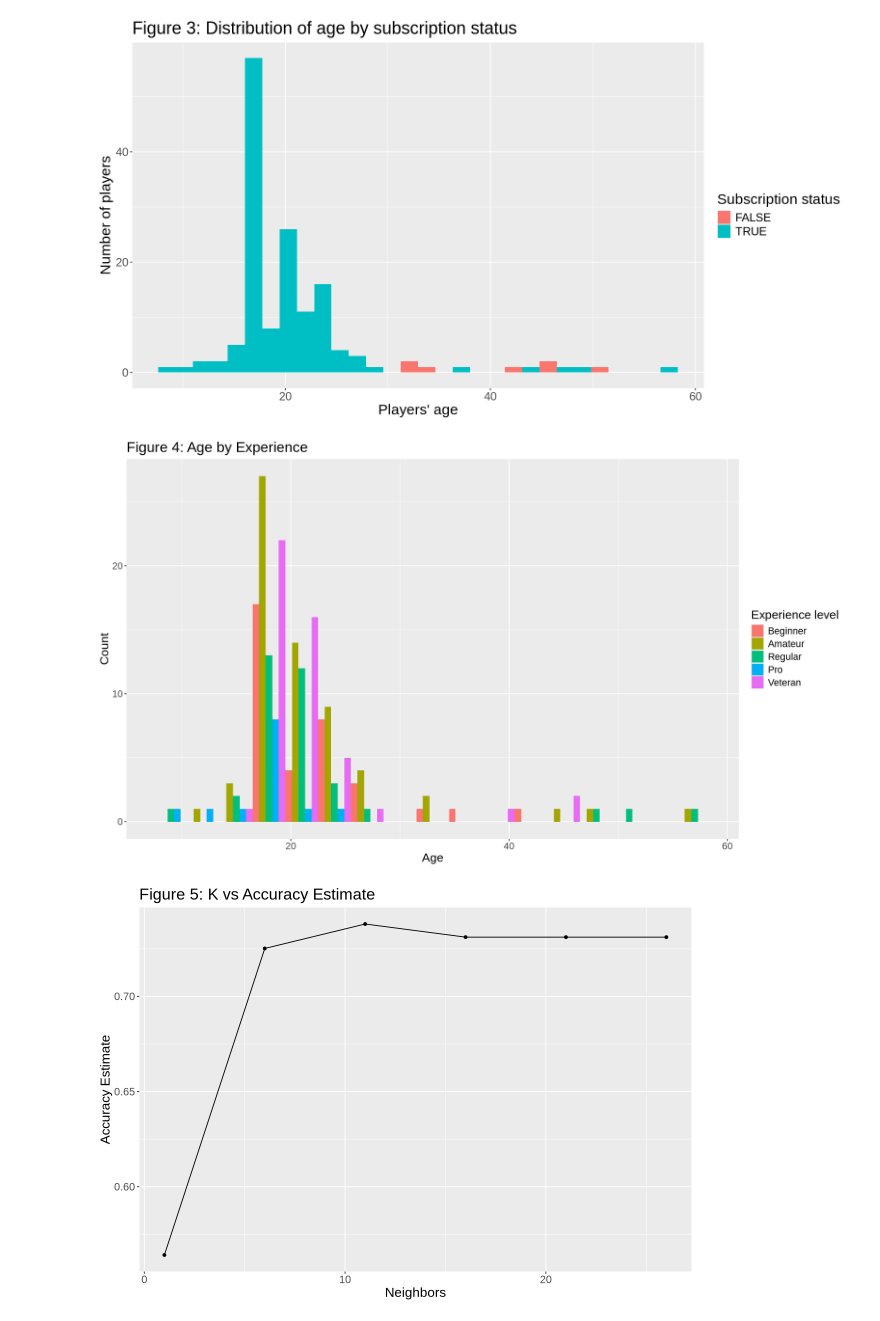
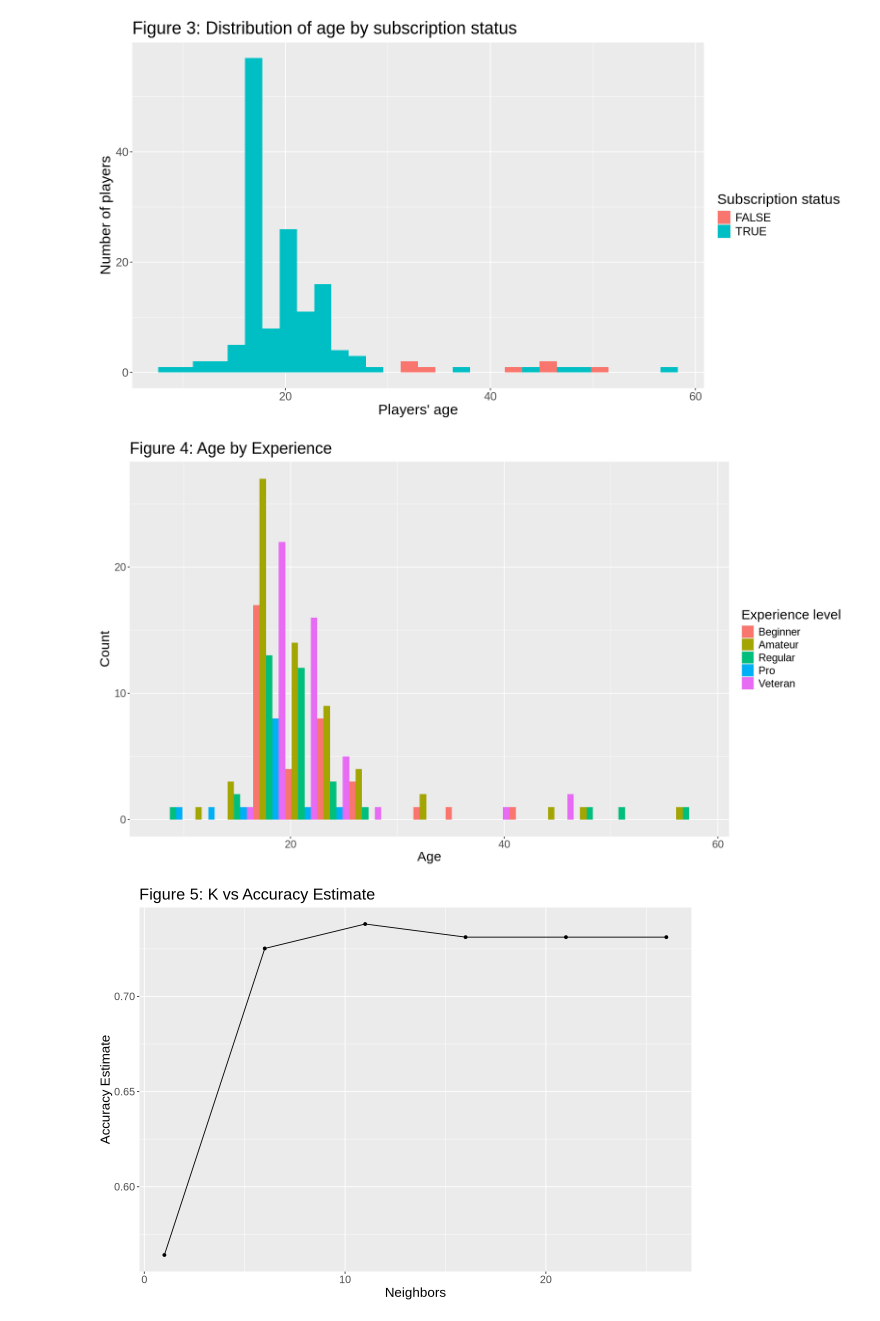
Before and after one commit to nliu0729/dsci-group-project, a Jupyter notebook: final_group_report-2.ipynb, the cells around one changed output. Drawn from its saved outputs; the diff is of its cells as text; code cells hidden in the pictures.

Commit message:
added text (11th change)

```diff
--- a/final_group_report-2.ipynb
+++ b/final_group_report-2.ipynb
@@ -239,15 +260,15 @@ age_v_sub
 # %%
 # age by experience?
 options(repr.plot.width = 14, repr.plot.height = 8)
 
 experience_and_age <- players_temp |>
     ggplot(aes(x = Age, fill = experience)) +
         geom_histogram(position = "dodge", binwidth = 3) +
         labs(x = "Age", y = "Count", title = "Figure 4: Age by Experience", fill = "Experience level") +
-        theme(text = element_text(size = 16))
+        theme(text = element_text(size = 18))
 experience_and_age
 # %% [output]
-[figure, old version]
+[figure, new version]
 # %%
 set.seed(9999)
 options(repr.plot.width = 10, repr.plot.height = 7)
```
Also changed, not shown: parts of 10 cells of this notebook.
